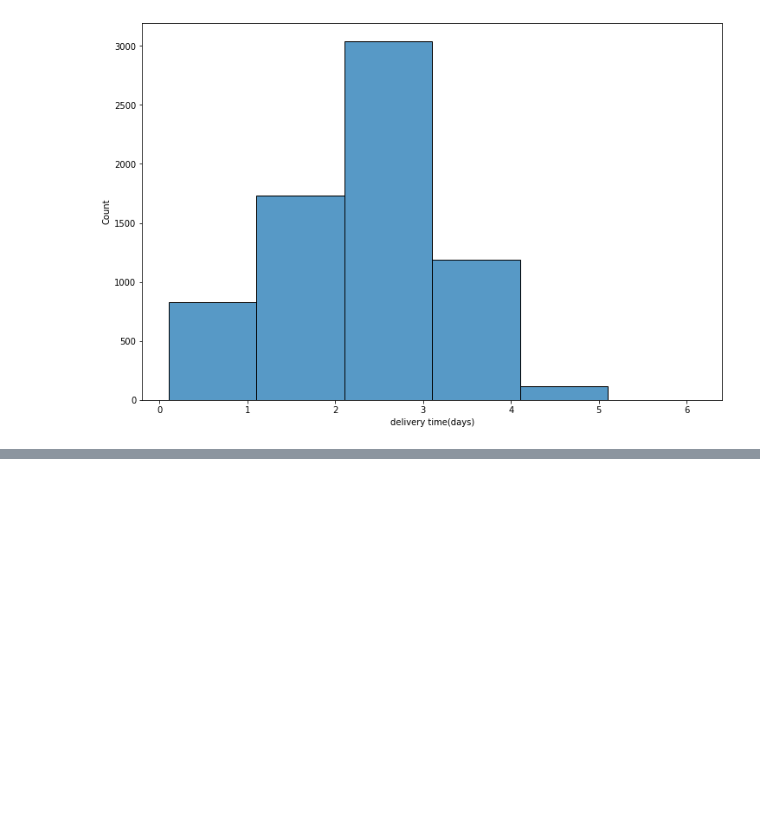
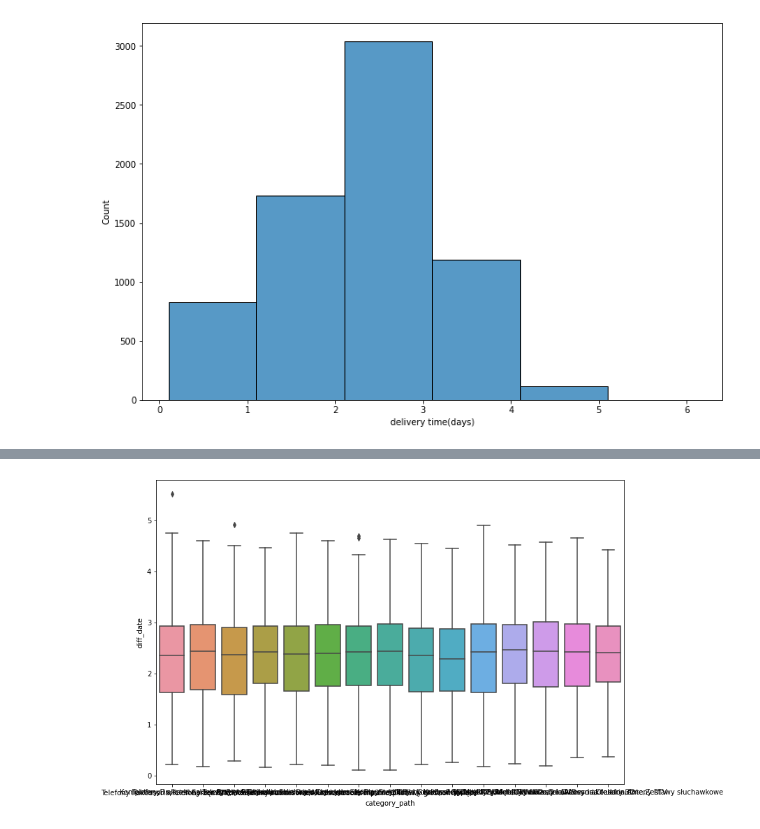
Before and after one commit to pszachew/Delivery-Prediction, a Jupyter notebook: EDA.ipynb, the cells around one changed output, grey strips where cells are left out. Cells and saved outputs as stored; diff of their text form; code cells hidden in the pictures; blank space fills up the shorter version.

```diff
--- a/EDA.ipynb
+++ b/EDA.ipynb
@@ -97,0 +127,6 @@ plt.show()
+# %%
+plt.figure(figsize=(12,8))
+sns.boxplot(data=all_info, x='category_path', y='diff_date')
+plt.show()
+# %% [output]
+[figure, added]
```
Also changed, not shown: parts of 11 cells of this notebook.
